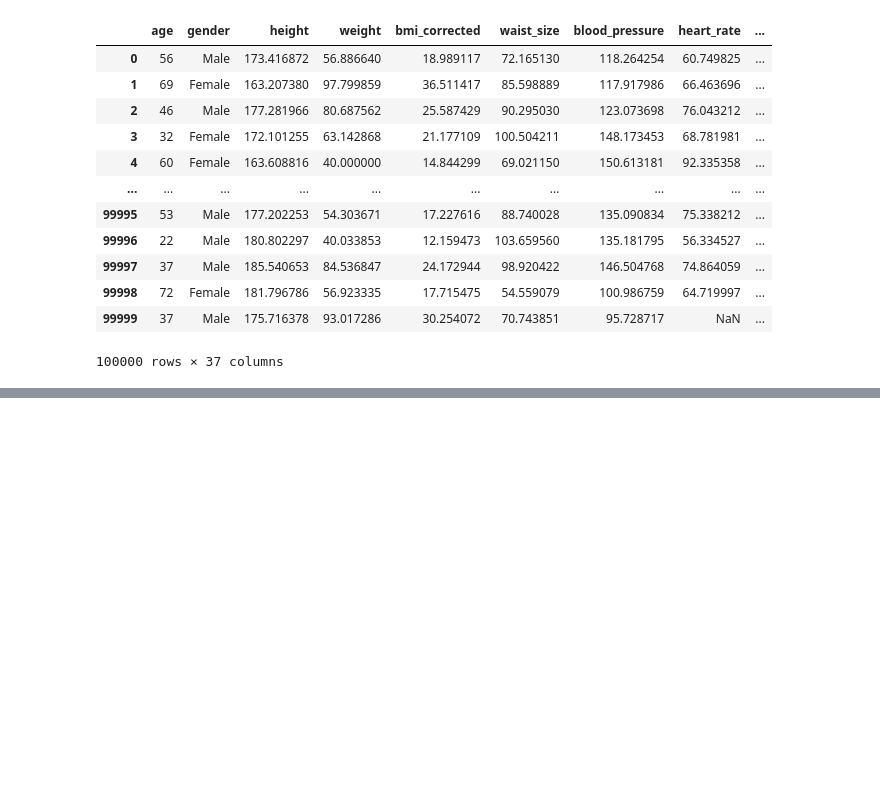
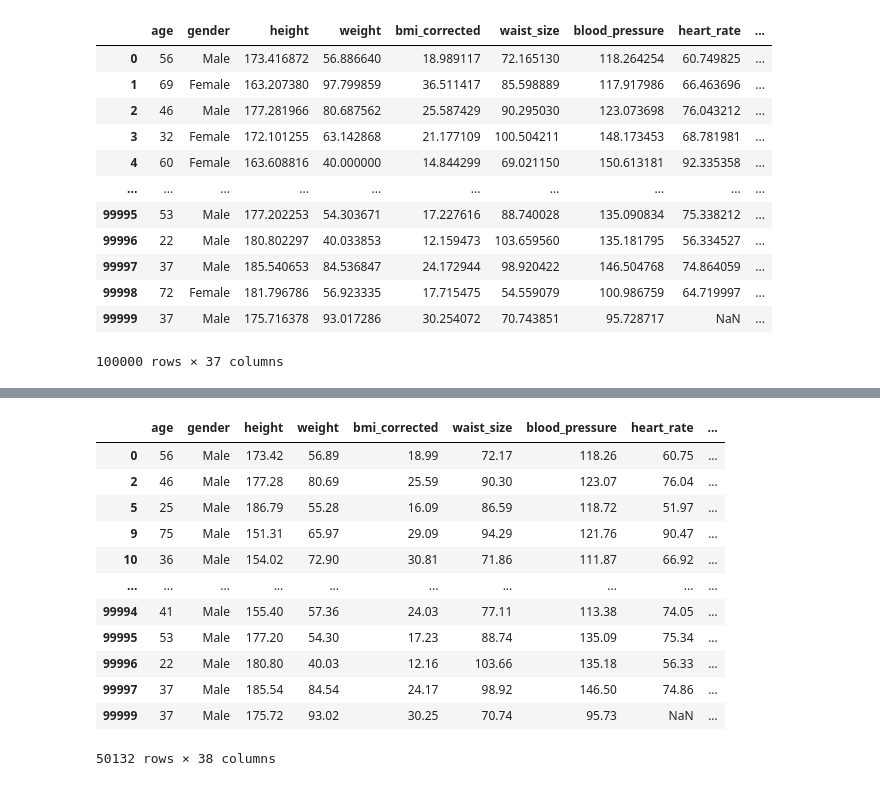
Before and after one commit to heikgrace/healthy-group-one, a Jupyter notebook: data_cleansing.ipynb, the cells around one changed output, grey strips where cells are left out. Drawn from its saved outputs; the diff is of its cells as text; code cells hidden in the pictures; blank space fills up the shorter version.

```diff
--- a/data_cleansing.ipynb
+++ b/data_cleansing.ipynb
@@ -189,0 +319,16 @@ data_prepared_columns.to_csv('data/data_prepared_columns.csv', index=False)
+# %%
+data_gender_male
+# %% [output]
+|  | age | gender | height | weight | bmi_corrected | waist_size | blood_pressure | heart_rate | ... |
+| 0 | 56 | Male | 173.42 | 56.89 | 18.99 | 72.17 | 118.26 | 60.75 | ... |
+| 2 | 46 | Male | 177.28 | 80.69 | 25.59 | 90.30 | 123.07 | 76.04 | ... |
+| 5 | 25 | Male | 186.79 | 55.28 | 16.09 | 86.59 | 118.72 | 51.97 | ... |
+| 9 | 75 | Male | 151.31 | 65.97 | 29.09 | 94.29 | 121.76 | 90.47 | ... |
+| 10 | 36 | Male | 154.02 | 72.90 | 30.81 | 71.86 | 111.87 | 66.92 | ... |
+| ... | ... | ... | ... | ... | ... | ... | ... | ... | ... |
+| 99994 | 41 | Male | 155.40 | 57.36 | 24.03 | 77.11 | 113.38 | 74.05 | ... |
+| 99995 | 53 | Male | 177.20 | 54.30 | 17.23 | 88.74 | 135.09 | 75.34 | ... |
+| 99996 | 22 | Male | 180.80 | 40.03 | 12.16 | 103.66 | 135.18 | 56.33 | ... |
+| 99997 | 37 | Male | 185.54 | 84.54 | 24.17 | 98.92 | 146.50 | 74.86 | ... |
+| 99999 | 37 | Male | 175.72 | 93.02 | 30.25 | 70.74 | 95.73 | NaN | ... |
+50132 rows × 38 columns
```
Also changed, not shown: parts of 18 cells of this notebook, 3 other files.
